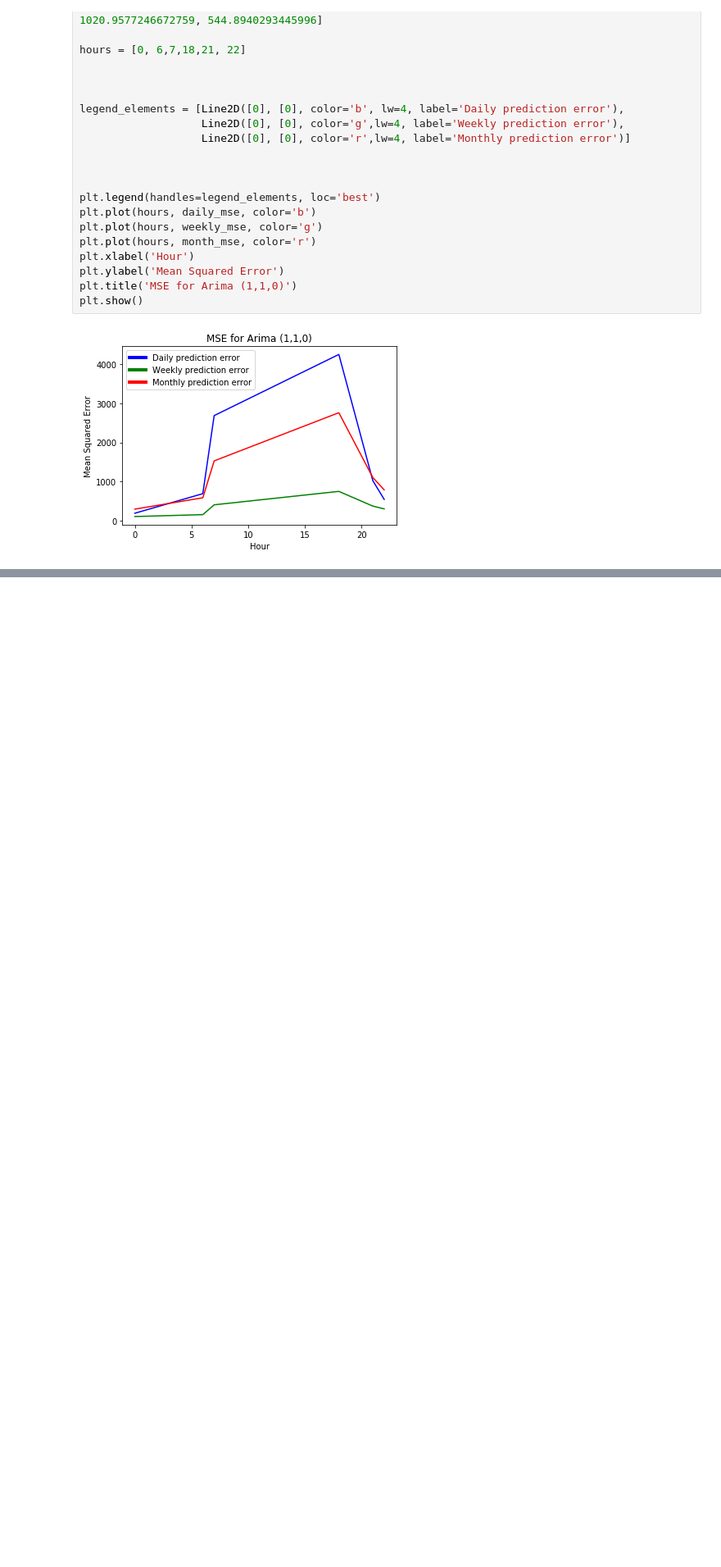
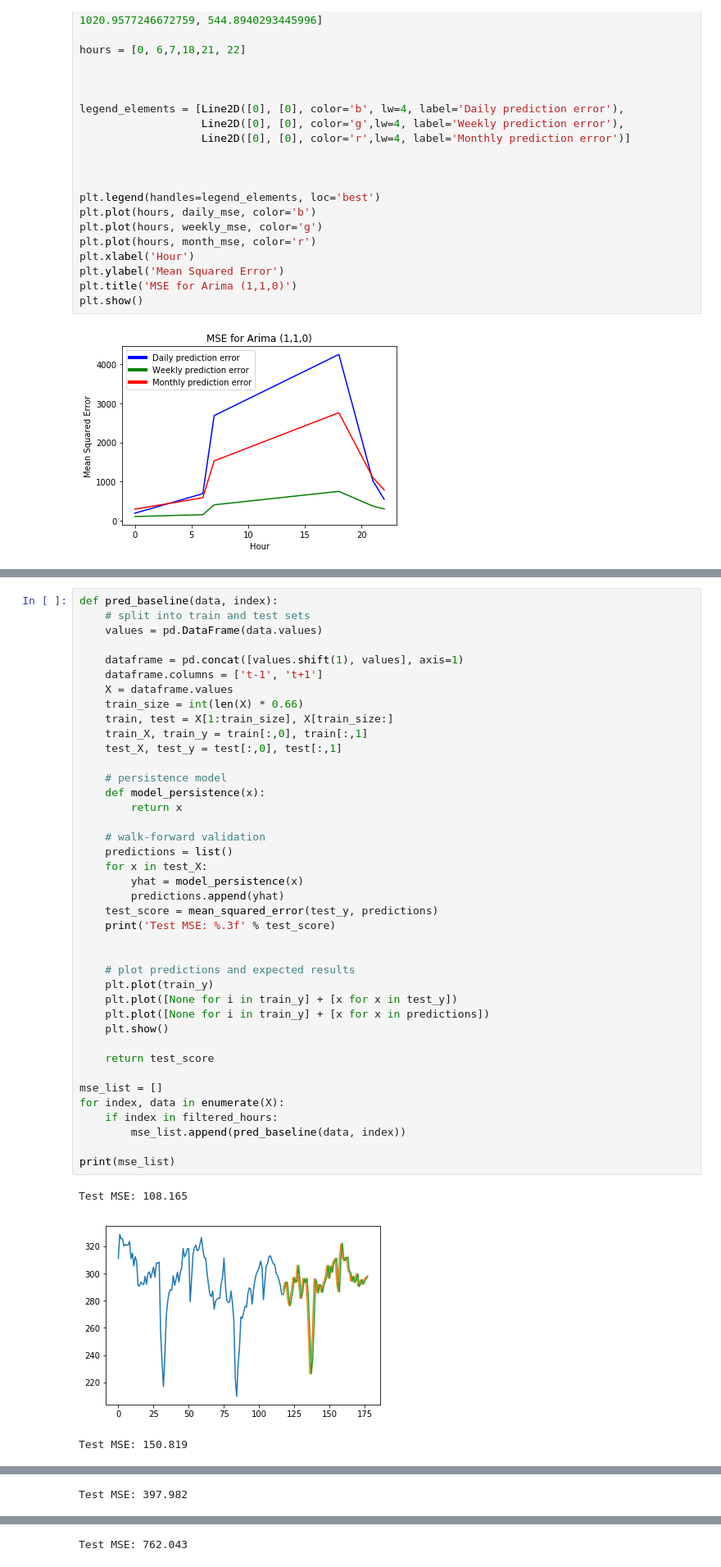
Before and after one commit to Cobrijani/prescient, a Jupyter notebook: src/notebooks/PowerSupply.ipynb, the cells around one changed output, grey strips where cells are left out. Shown at 82% size. Drawn from its saved outputs; the diff is of its cells as text; blank space fills up the shorter version.

Commit message:
updated poster and notebook with baseline and autocorrelation

```diff
--- a/src/notebooks/PowerSupply.ipynb
+++ b/src/notebooks/PowerSupply.ipynb
@@ -295,0 +432,44 @@ plt.show()
+# %%
+def pred_baseline(data, index):
+    # split into train and test sets
+    values = pd.DataFrame(data.values)
+
+    dataframe = pd.concat([values.shift(1), values], axis=1)
+    dataframe.columns = ['t-1', 't+1']
+    X = dataframe.values
+    train_size = int(len(X) * 0.66)
+    train, test = X[1:train_size], X[train_size:]
+    train_X, train_y = train[:,0], train[:,1]
+    test_X, test_y = test[:,0], test[:,1]
+
+    # persistence model
+    def model_persistence(x):
+        return x
+
+    # walk-forward validation
+    predictions = list()
+    for x in test_X:
+        yhat = model_persistence(x)
+        predictions.append(yhat)
+    test_score = mean_squared_error(test_y, predictions)
+    print('Test MSE: %.3f' % test_score)
+
+
+    # plot predictions and expected results
+    plt.plot(train_y)
+    plt.plot([None for i in train_y] + [x for x in test_y])
+    plt.plot([None for i in train_y] + [x for x in predictions])
+    plt.show()
+
+    return test_score
+
+mse_list = []
+for index, data in enumerate(X):
+    if index in filtered_hours:
+        mse_list.append(pred_baseline(data, index))
+
+print(mse_list)
+# %% [output]
+Test MSE: 108.165
+[figure, added]
+Test MSE: 150.819
@@ -295,0 +477 @@ plt.show()
+Test MSE: 397.982
@@ -295,0 +479 @@ plt.show()
+Test MSE: 762.043
```
Also changed, not shown: parts of 6 cells of this notebook, 6 other files.
